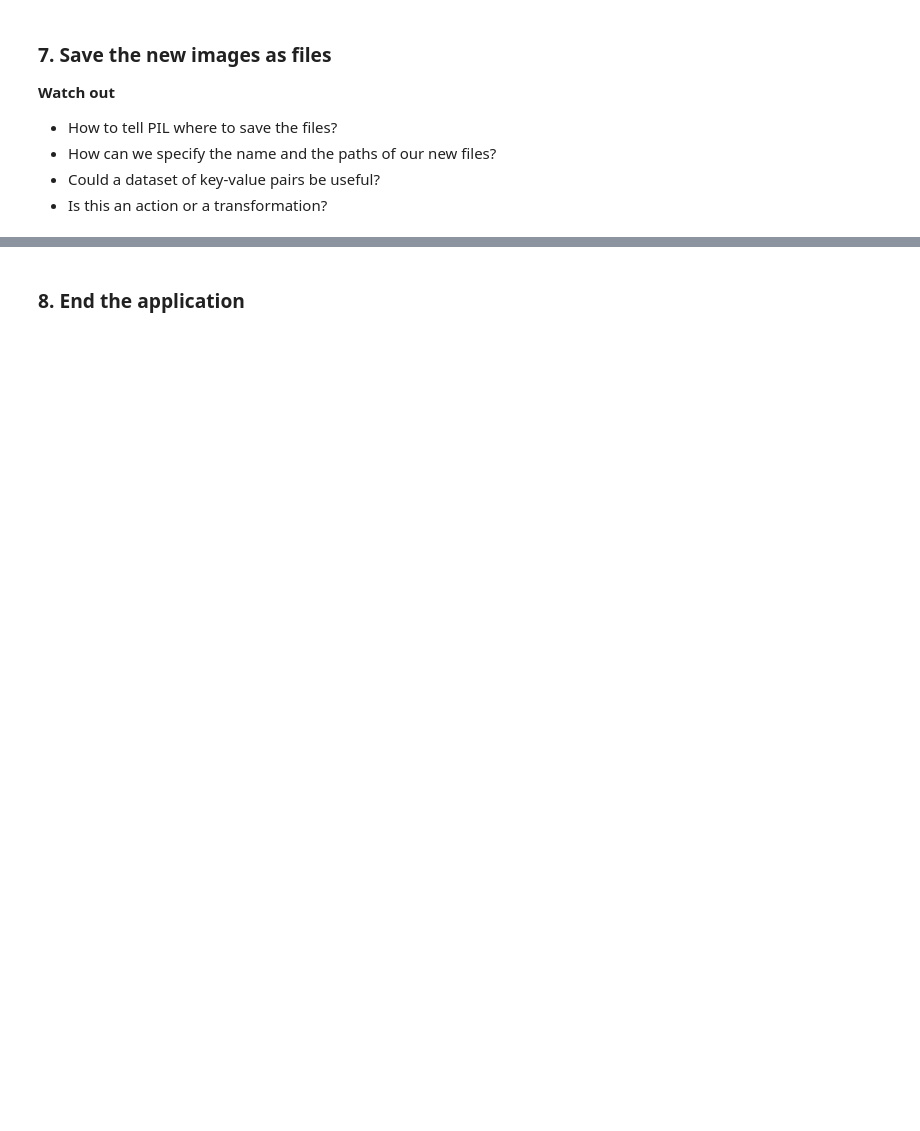
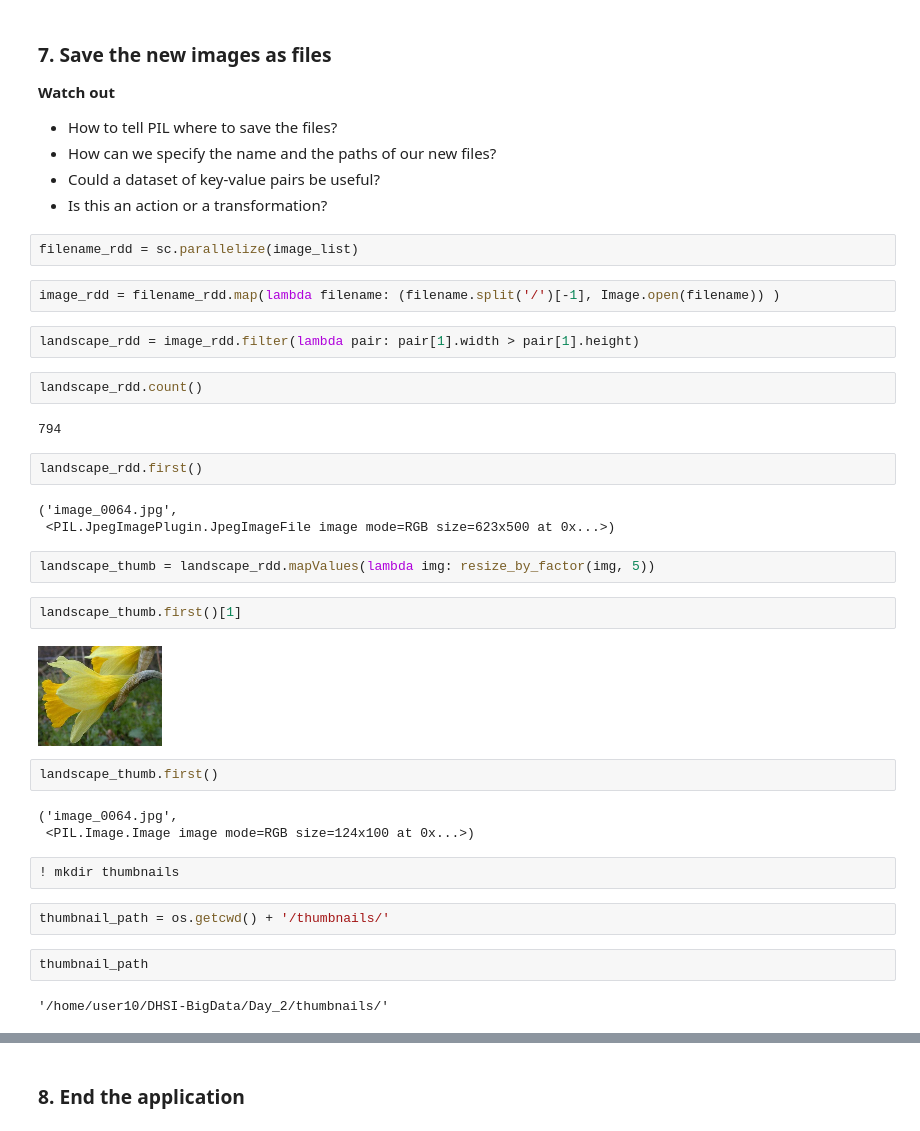
Before and after one commit to ComputeCanada/DHSI-BigData, a Jupyter notebook: Day_2/3-Manipulating_Images.ipynb, the cells around one changed output, grey strips where cells are left out. Cells and saved outputs as stored; diff of their text form; blank space fills up the shorter version.

Commit message:
Update Notebook with DHSI2018 results

```diff
--- a/Day_2/3-Manipulating_Images.ipynb
+++ b/Day_2/3-Manipulating_Images.ipynb
@@ -60,3 +157,37 @@ This image can then be saved on disk using the method `save()`.
 * How can we specify the name and the paths of our new files?
 * Could a dataset of key-value pairs be useful?
 * Is this an action or a transformation?
+# %%
+filename_rdd = sc.parallelize(image_list)
+# %%
+image_rdd = filename_rdd.map(lambda filename: (filename.split('/')[-1], Image.open(filename)) )
+# %%
+landscape_rdd = image_rdd.filter(lambda pair: pair[1].width > pair[1].height)
+# %%
+landscape_rdd.count()
+# %% [output]
+794
+# %%
+landscape_rdd.first()
+# %% [output]
+('image_0064.jpg',
+ <PIL.JpegImagePlugin.JpegImageFile image mode=RGB size=623x500 at 0x...>)
+# %%
+landscape_thumb = landscape_rdd.mapValues(lambda img: resize_by_factor(img, 5))
+# %%
+landscape_thumb.first()[1]
+# %% [output]
+[figure, added]
+# %%
+landscape_thumb.first()
+# %% [output]
+('image_0064.jpg',
+ <PIL.Image.Image image mode=RGB size=124x100 at 0x...>)
+# %%
+! mkdir thumbnails
+# %%
+thumbnail_path = os.getcwd() + '/thumbnails/'
+# %%
+thumbnail_path
+# %% [output]
+'/home/user10/DHSI-BigData/Day_2/thumbnails/'
```
Also changed, not shown: parts of 26 cells of this notebook, 5 other files.
